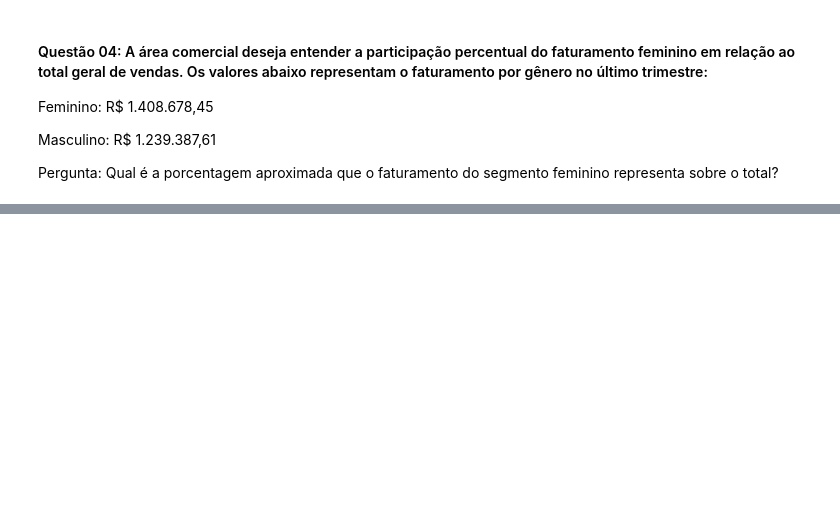
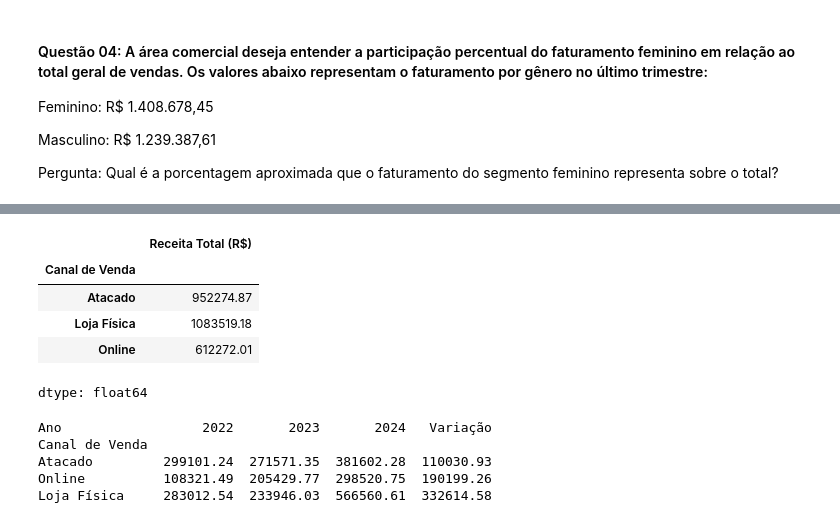
Before and after one commit to barbaraluizaoliveira/base-polo-confeccoes-dataset, a Jupyter notebook: N06_Simulador_Confecções.ipynb, the cells around one changed output, grey strips where cells are left out. Cells and saved outputs as stored; diff of their text form; code cells hidden in the pictures; blank space fills up the shorter version.

```diff
--- a/N06_Simulador_Confecções.ipynb
+++ b/N06_Simulador_Confecções.ipynb
@@ -160,0 +161,9 @@ a porcentagem aproximada que o faturamento feminino representa sobre o total é:
+# %%
+df_confec_copy = df_confeccoes.copy()
+#remover $ dos valores de "receita Total"
+df_confec_copy['Receita Total (R$)'] = df_confec_copy['Receita Total (R$)'].str.replace('R$', '', regex=False)
+df_confec_copy['Receita Total (R$)'] = df_confec_copy['Receita Total (R$)'].str.strip()
+df_confec_copy['Receita Total (R$)'] = df_confec_copy['Receita Total (R$)'].str.replace('.', '', regex=False)
+df_confec_copy['Receita Total (R$)'] = df_confec_copy['Receita Total (R$)'].str.replace(',', '.', regex=False)
+df_confec_copy['Receita Total (R$)'] = df_confec_copy['Receita Total (R$)'].astype(float)
+df_confec_copy.head()
@@ -160,0 +177,28 @@ a porcentagem aproximada que o faturamento feminino representa sobre o total é:
+# %%
+#ver o tipo da coluna receita total
+df_confec_copy['Receita Total (R$)'].dtype
+#somar valores de receita total pelo canal de vendas
+df_confec_copy.groupby(["Canal de Venda"])["Receita Total (R$)"].sum()
+# %% [output]
+|  | Receita Total (R$) |
+| Canal de Venda |  |
+| Atacado | 952274.87 |
+| Loja Física | 1083519.18 |
+| Online | 612272.01 |
+dtype: float64
+# %%
+df_anual = df_confec_copy.groupby(['Ano', 'Canal de Venda'])['Receita Total (R$)'].sum().reset_index()
+df_anual.head()
+#Pivotar para que cada canal fique numa linha e os anos como colunas:
+df_pivot = df_anual.pivot(index='Canal de Venda', columns='Ano', values='Receita Total (R$)')
+df_pivot.head()
+#verificar variação, incluindo uma coluna "variação" para analisar melhor
+df_pivot['Variação'] = df_pivot.max(axis=1) - df_pivot.min(axis=1)
+canal_mais_estavel = df_pivot.sort_values(by='Variação').head(3)
+print( canal_mais_estavel)
+# %% [output]
+Ano                  2022       2023       2024   Variação
+Canal de Venda
+Atacado         299101.24  271571.35  381602.28  110030.93
+Online          108321.49  205429.77  298520.75  190199.26
+Loja Física     283012.54  233946.03  566560.61  332614.58
```
Also changed, not shown: parts of 9 cells of this notebook.
